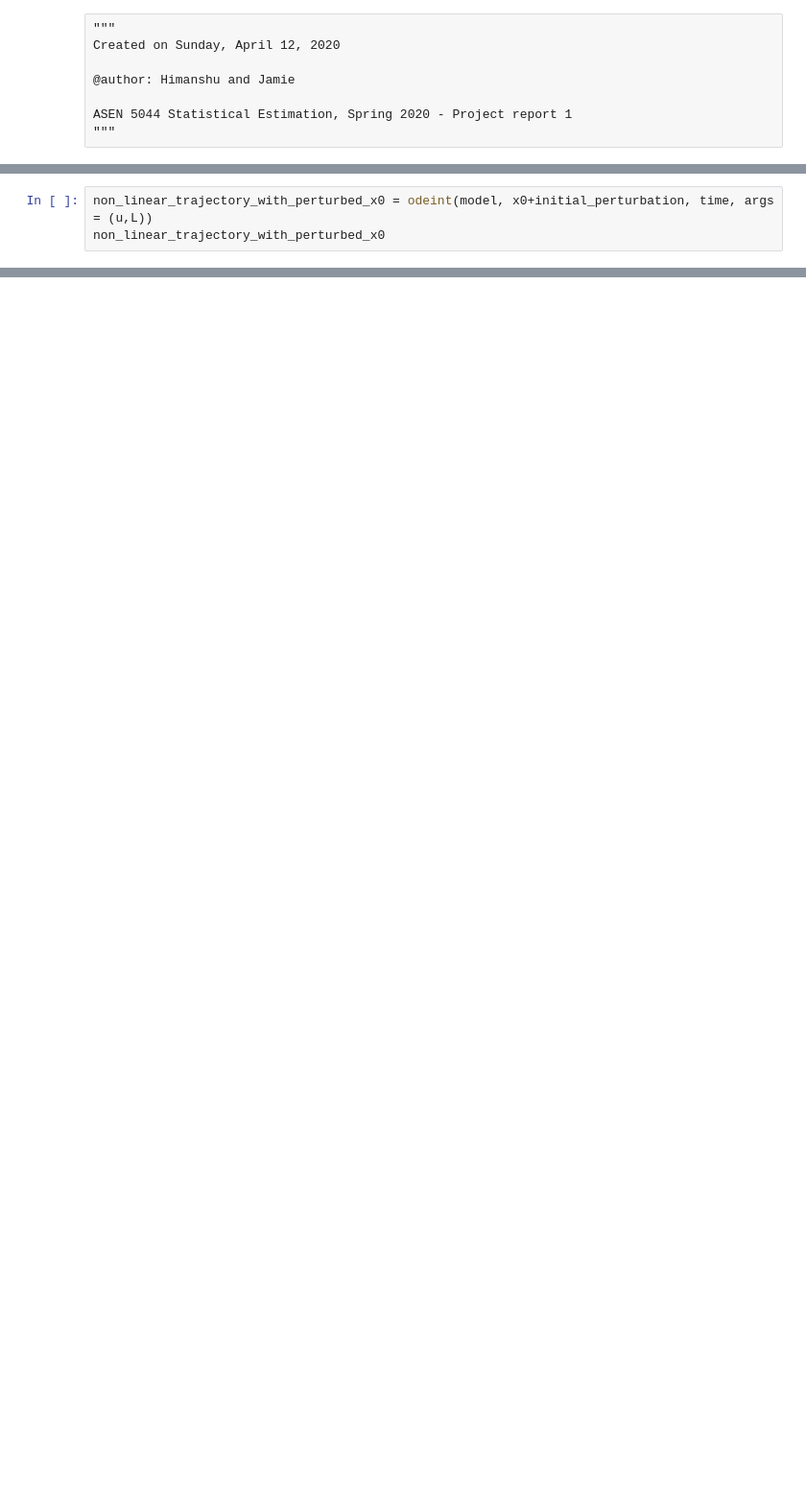
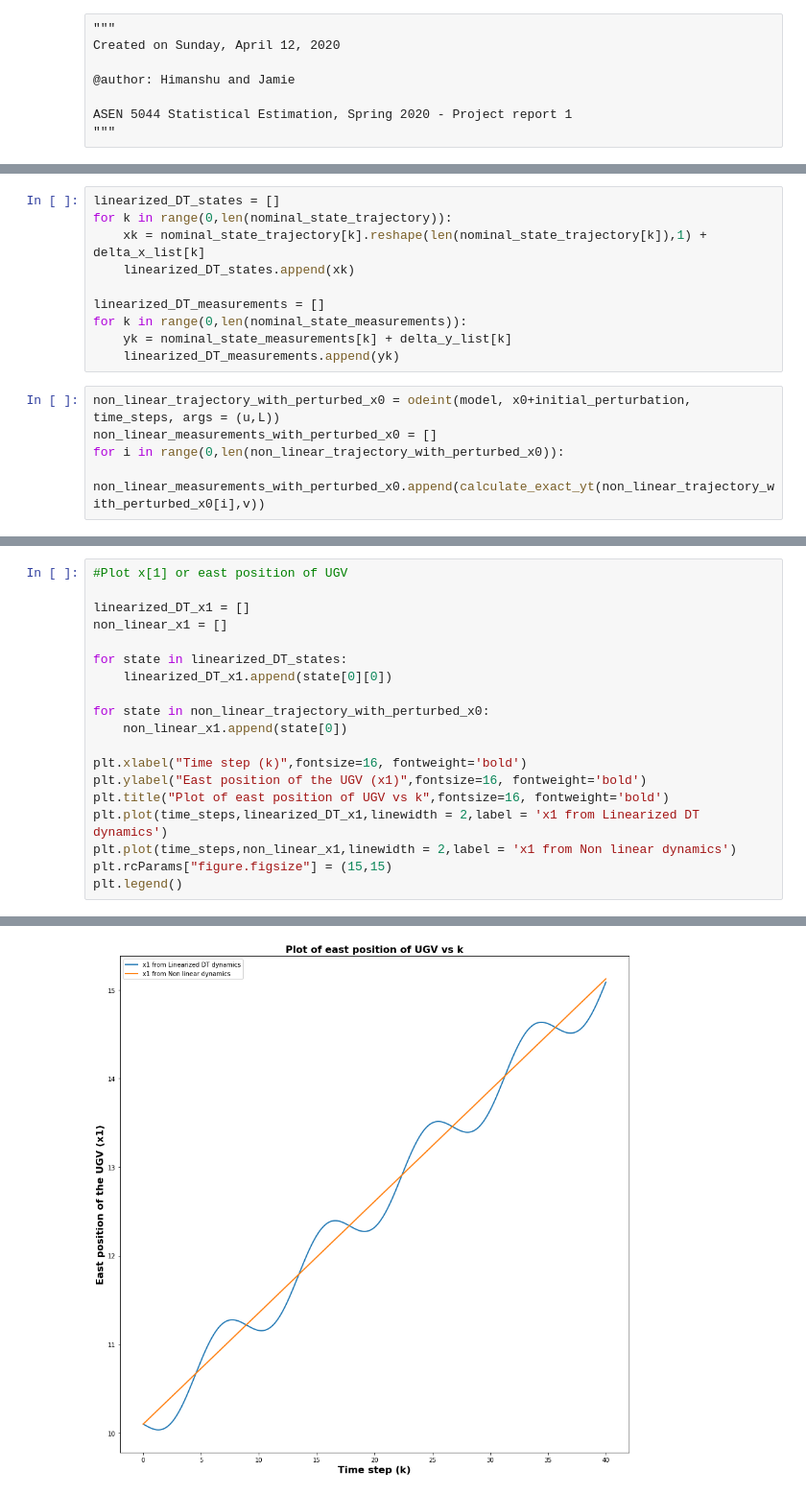
Before and after one commit to himanshugupta1009/robot_localization, a Jupyter notebook: PR-1.ipynb, the cells around one changed output, grey strips where cells are left out. Shown: that part at 96% size. Cells and saved outputs as stored; diff of their text form; blank space fills up the shorter version.

Commit message:
Add code for plots

```diff
--- a/PR-1.ipynb
+++ b/PR-1.ipynb
@@ -153,3 +157,15 @@ delta_x_list, delta_y_list = get_K_perturbations(initial_perturbation, nominal_t
+# %%
+linearized_DT_states = []
+for k in range(0,len(nominal_state_trajectory)):
+    xk = nominal_state_trajectory[k].reshape(len(nominal_state_trajectory[k]),1) + delta_x_list[k]
+    linearized_DT_states.append(xk)
+
+linearized_DT_measurements = []
+for k in range(0,len(nominal_state_measurements)):
+    yk = nominal_state_measurements[k] + delta_y_list[k]
+    linearized_DT_measurements.append(yk)
 # %%
-non_linear_trajectory_with_perturbed_x0 = odeint(model, x0+initial_perturbation, time, args = (u,L))
-non_linear_trajectory_with_perturbed_x0
+non_linear_trajectory_with_perturbed_x0 = odeint(model, x0+initial_perturbation, time_steps, args = (u,L))
+non_linear_measurements_with_perturbed_x0 = []
+for i in range(0,len(non_linear_trajectory_with_perturbed_x0)):
+    non_linear_measurements_with_perturbed_x0.append(calculate_exact_yt(non_linear_trajectory_with_perturbed_x0[i],v))
@@ -212,0 +172,20 @@ len(nominal_trajectory)
+# %%
+#Plot x[1] or east position of UGV
+
+linearized_DT_x1 = []
+non_linear_x1 = []
+
+for state in linearized_DT_states:
+    linearized_DT_x1.append(state[0][0])
+
+for state in non_linear_trajectory_with_perturbed_x0:
+    non_linear_x1.append(state[0])
+
+plt.xlabel("Time step (k)",fontsize=16, fontweight='bold')
+plt.ylabel("East position of the UGV (x1)",fontsize=16, fontweight='bold')
+plt.title("Plot of east position of UGV vs k",fontsize=16, fontweight='bold')
+plt.plot(time_steps,linearized_DT_x1,linewidth = 2,label = 'x1 from Linearized DT dynamics')
+plt.plot(time_steps,non_linear_x1,linewidth = 2,label = 'x1 from Non linear dynamics')
+plt.rcParams["figure.figsize"] = (15,15)
+plt.legend()
+# %% [output]
@@ -212,0 +193 @@ len(nominal_trajectory)
+[figure, added]
```
Also changed, not shown: parts of 24 cells of this notebook.
